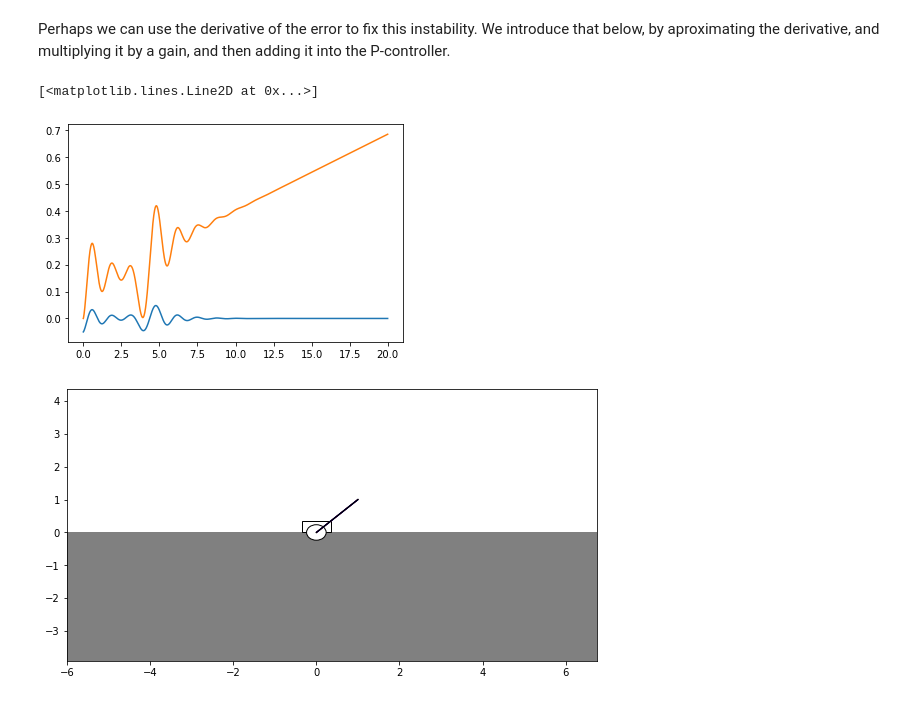
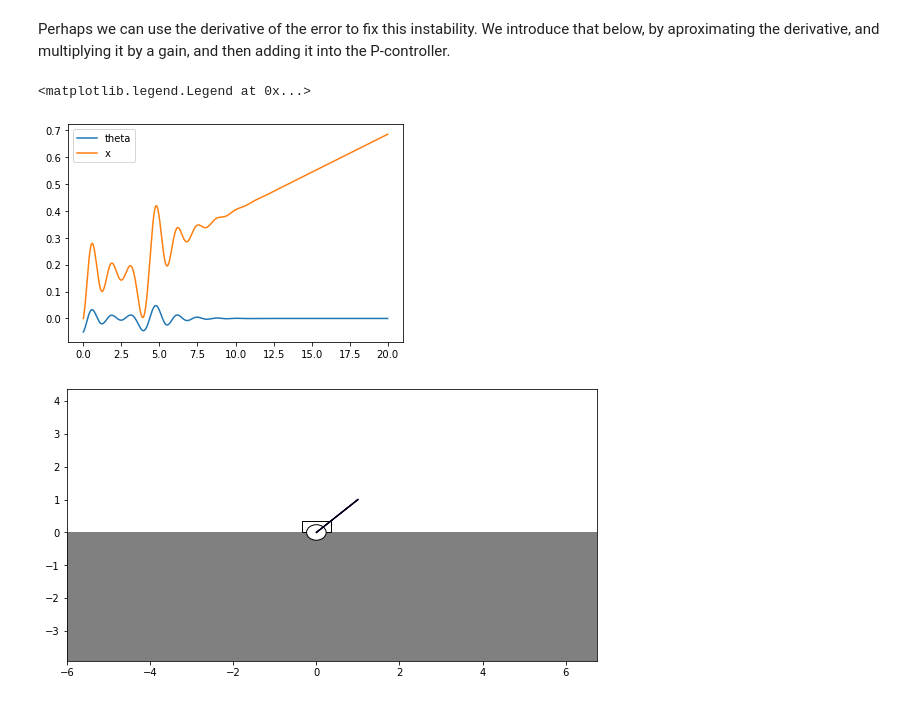
Before and after one commit to rland93/pendsim, a Jupyter notebook: notebooks/PD_workshop.ipynb, the cells around one changed output. Cells and saved outputs as stored; diff of their text form; code cells hidden in the pictures.

```diff
--- a/notebooks/PD_workshop.ipynb
+++ b/notebooks/PD_workshop.ipynb
@@ -90,9 +99,10 @@ results2 = simulation.simulate(pend, pdcont)
 # %%
 plt.plot(results2[('state', 't')], label='theta')
 plt.plot(results2[('state', 'x')], label='x')
+plt.legend()
 # %% [output]
-[<matplotlib.lines.Line2D at 0x...>]
+<matplotlib.legend.Legend at 0x...>
-[figure, old version]
+[figure, new version]
 # %%
 visualizer = Visualizer(results2, pend, speed=5)
 anim = visualizer.animate((9.5, 5))
```
Also changed, not shown: parts of 4 cells of this notebook.
